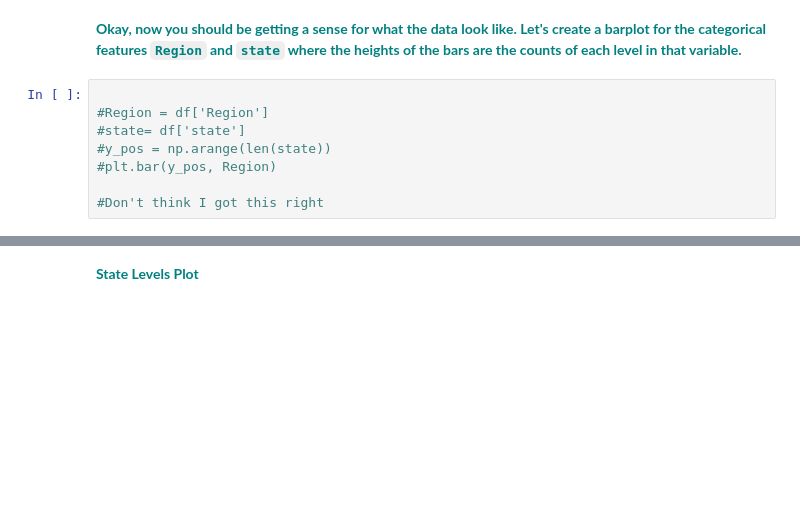
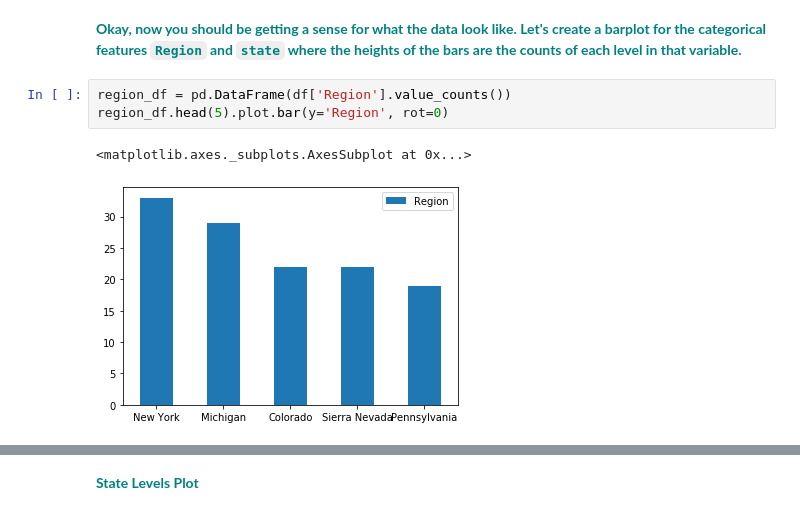
Before and after one commit to grizabella07/GuidedCapstone, a Jupyter notebook: Notebook_stepthree.ipynb, the cells around one changed output, grey strips where cells are left out. Cells and saved outputs as stored; diff of their text form; blank space fills up the shorter version.

```diff
--- a/Notebook_stepthree.ipynb
+++ b/Notebook_stepthree.ipynb
@@ -115,11 +115,9 @@ array([[<matplotlib.axes._subplots.AxesSubplot object at 0x...>,
 Look for similarities in the features that may indicate that they are duplicates or highly correlated features. Make a note of your findings and any other interesting insights you find about these numeric features.
 # %% [markdown]
 **<font color='teal'> Okay, now you should be getting a sense for what the data look like. Let's create a barplot for the categorical features `Region` and `state` where the heights of the bars are the counts of each level in that variable. </font>**
-# %%
-
-#Region = df['Region']
-#state= df['state']
-#y_pos = np.arange(len(state))
-#plt.bar(y_pos, Region)
-
-#Don't think I got this right
+# %%
+region_df = pd.DataFrame(df['Region'].value_counts())
+region_df.head(5).plot.bar(y='Region', rot=0)
+# %% [output]
+<matplotlib.axes._subplots.AxesSubplot at 0x...>
+[figure, added]
```
Also changed, not shown: parts of 4 cells of this notebook.
